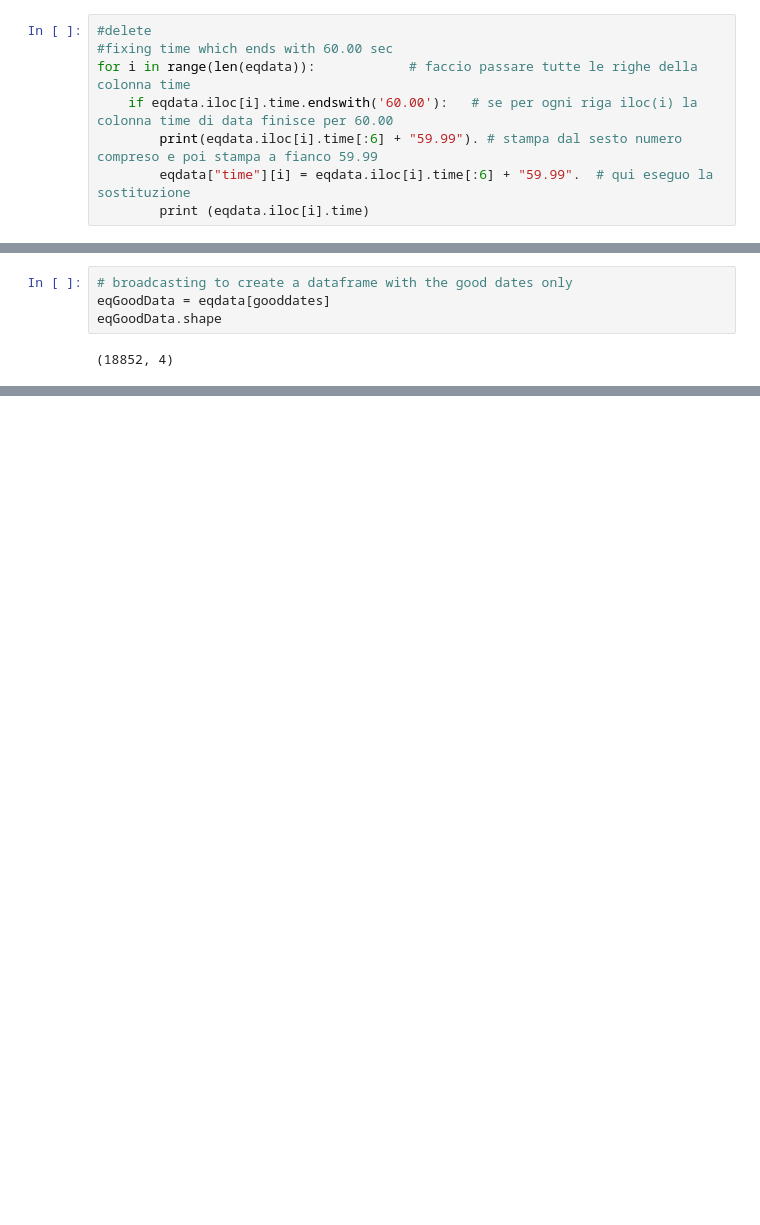
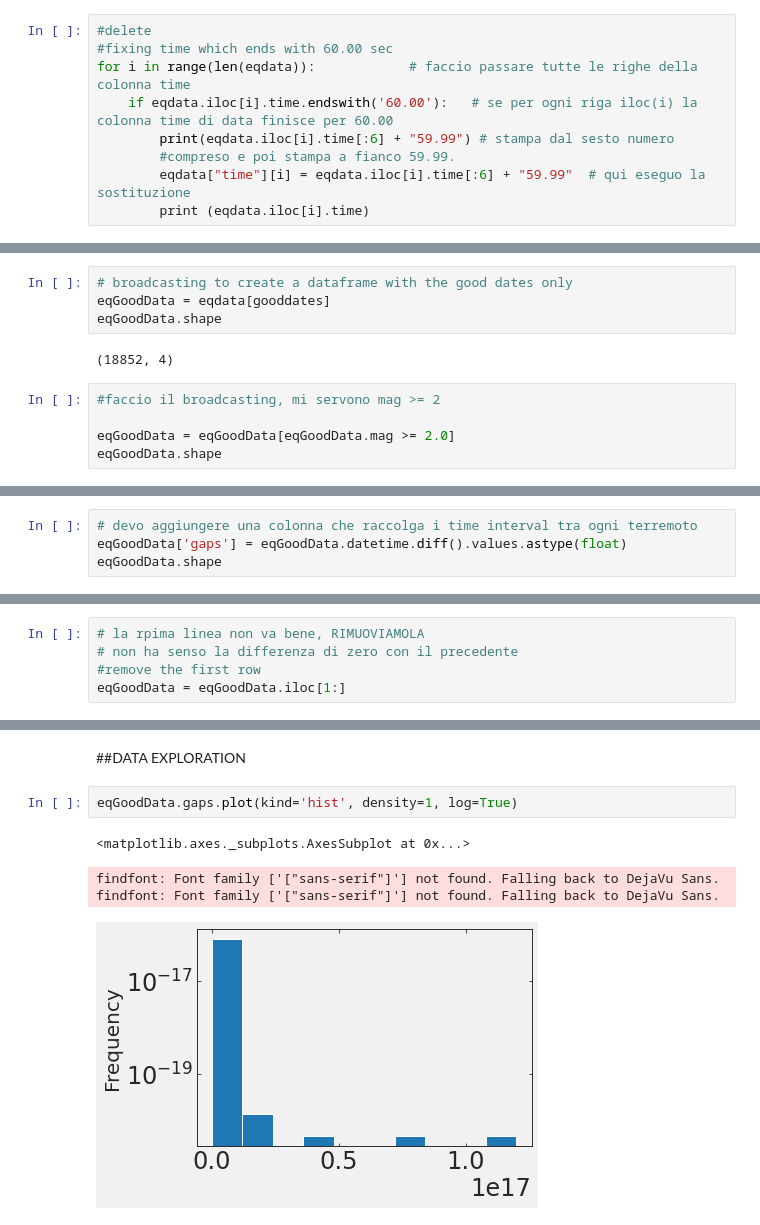
Before and after one commit to MatteoGhizzi/MLPNS2021, a Jupyter notebook: Lezione6.ipynb, the cells around one changed output, grey strips where cells are left out. Cells and saved outputs as stored; diff of their text form; blank space fills up the shorter version.

```diff
--- a/Lezione6.ipynb
+++ b/Lezione6.ipynb
@@ -93,8 +93,9 @@ eqdata.time.dtype, eqdata.date.dtype
 #fixing time which ends with 60.00 sec
 for i in range(len(eqdata)):            # faccio passare tutte le righe della colonna time
     if eqdata.iloc[i].time.endswith('60.00'):   # se per ogni riga iloc(i) la colonna time di data finisce per 60.00
-        print(eqdata.iloc[i].time[:6] + "59.99"). # stampa dal sesto numero compreso e poi stampa a fianco 59.99
-        eqdata["time"][i] = eqdata.iloc[i].time[:6] + "59.99".  # qui eseguo la sostituzione
+        print(eqdata.iloc[i].time[:6] + "59.99") # stampa dal sesto numero
+        #compreso e poi stampa a fianco 59.99.
+        eqdata["time"][i] = eqdata.iloc[i].time[:6] + "59.99"  # qui eseguo la sostituzione
         print (eqdata.iloc[i].time)
 # %% [output]
 04:48:59.99
@@ -195,3 +199,8 @@ eqGoodData = eqdata[gooddates]
 eqGoodData.shape
 # %% [output]
 (18852, 4)
+# %%
+#faccio il broadcasting, mi servono mag >= 2
+
+eqGoodData = eqGoodData[eqGoodData.mag >= 2.0]
+eqGoodData.shape
@@ -197,0 +209,4 @@ eqGoodData.shape
+# %%
+# devo aggiungere una colonna che raccolga i time interval tra ogni terremoto
+eqGoodData['gaps'] = eqGoodData.datetime.diff().values.astype(float)
+eqGoodData.shape
@@ -197,0 +224,5 @@ eqGoodData.shape
+# %%
+# la rpima linea non va bene, RIMUOVIAMOLA
+# non ha senso la differenza di zero con il precedente
+#remove the first row
+eqGoodData = eqGoodData.iloc[1:]
@@ -197,0 +238,9 @@ eqGoodData.shape
+# %% [markdown]
+##DATA EXPLORATION
+# %%
+eqGoodData.gaps.plot(kind='hist', density=1, log=True)
+# %% [output]
+<matplotlib.axes._subplots.AxesSubplot at 0x...>
+findfont: Font family ['["sans-serif"]'] not found. Falling back to DejaVu Sans.
+findfont: Font family ['["sans-serif"]'] not found. Falling back to DejaVu Sans.
+[figure, added]
```
Also changed, not shown: parts of 12 cells of this notebook.
